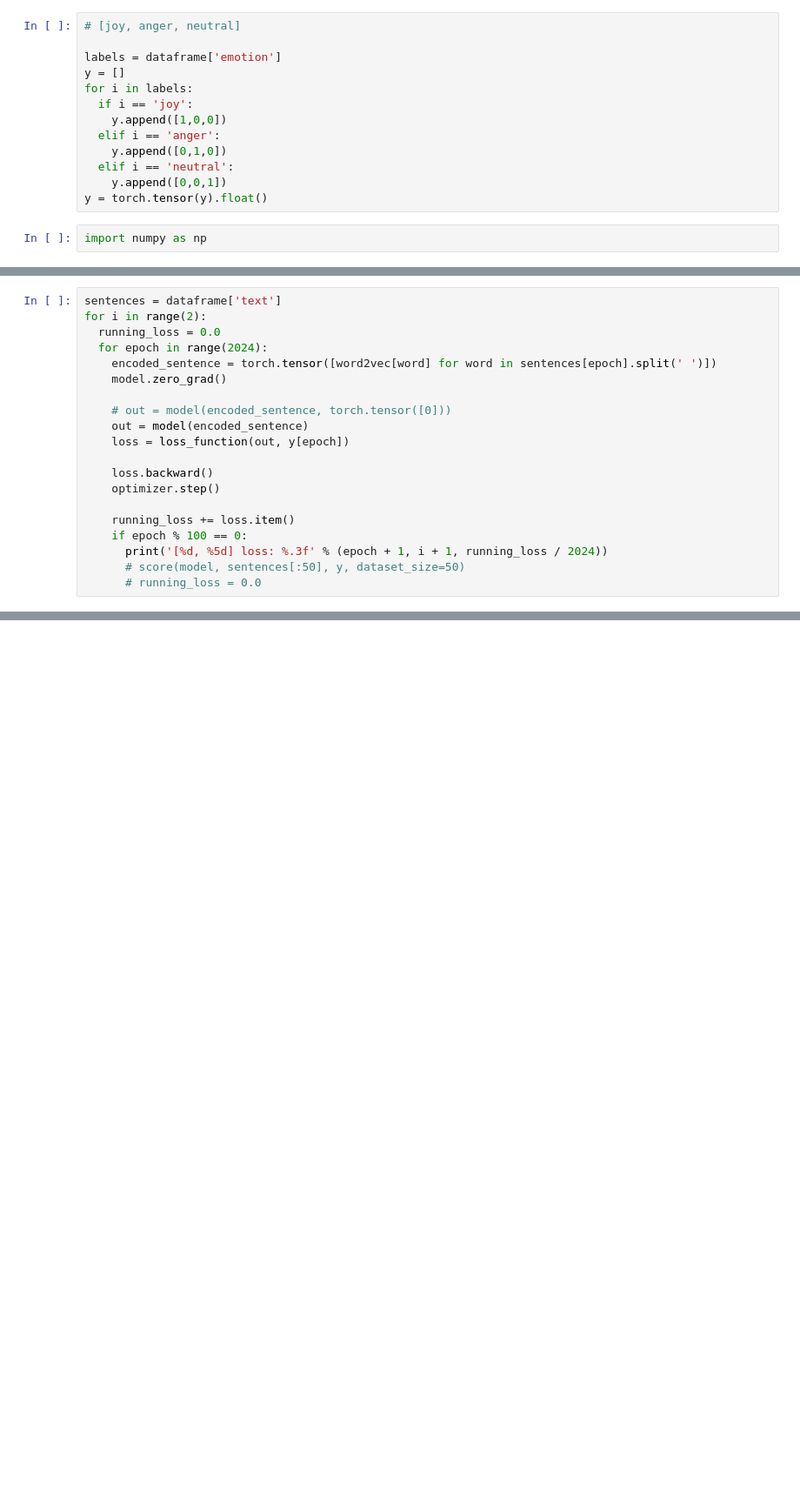
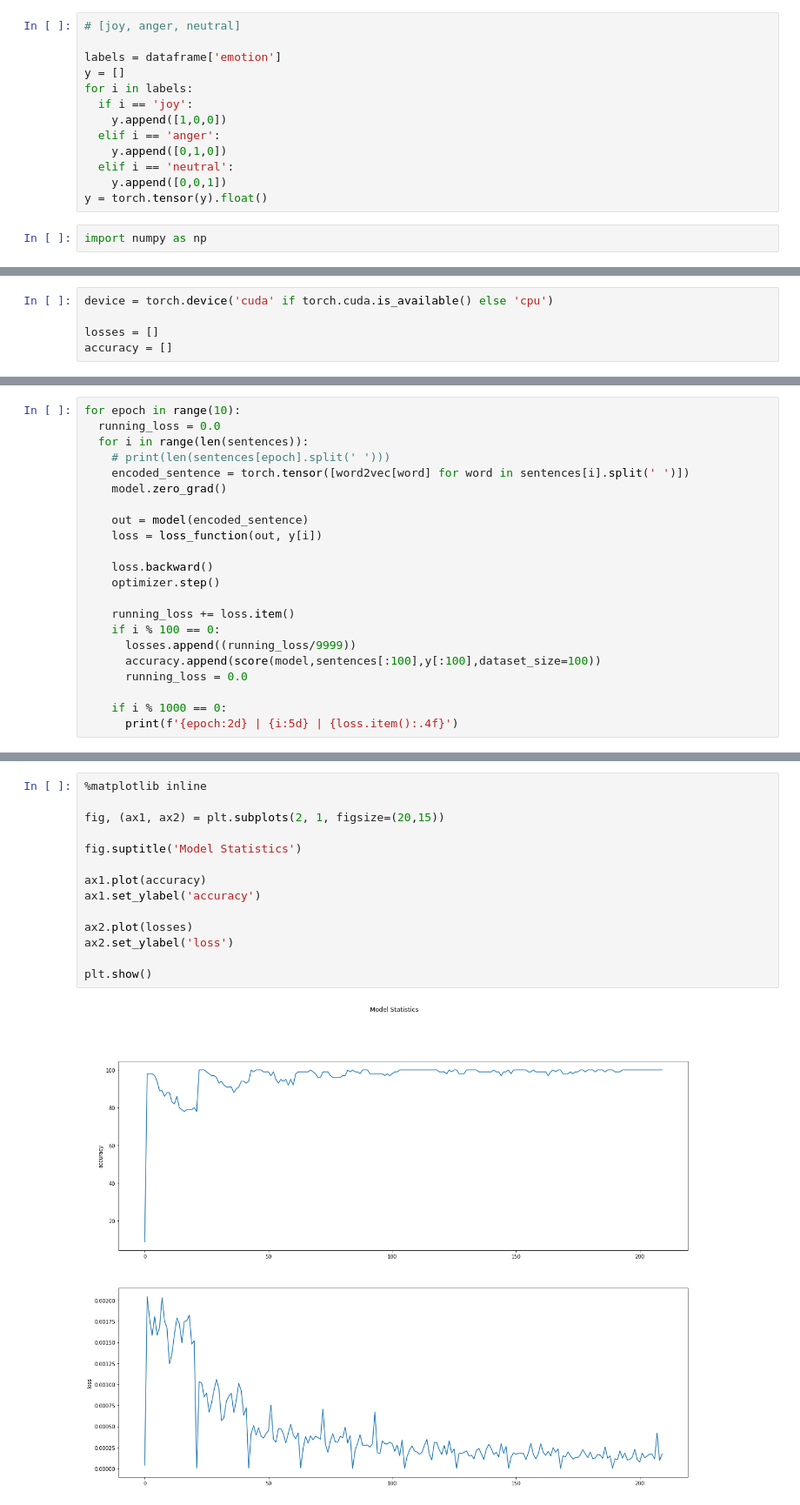
Before and after one commit to CoolCodeMan/intro2LT, a Jupyter notebook: pytorch-embed.ipynb, the cells around one changed output, grey strips where cells are left out. Shown at 87% size. Drawn from its saved outputs; the diff is of its cells as text; blank space fills up the shorter version.

```diff
--- a/pytorch-embed.ipynb
+++ b/pytorch-embed.ipynb
@@ -175,2 +164,7 @@ class Net(nn.Module):
     return out
+# %%
+device = torch.device('cuda' if torch.cuda.is_available() else 'cpu')
+
+losses = []
+accuracy = []
 # %%
@@ -183,21 +180,23 @@ optimizer = optim.SGD(model.parameters(), lr=0.05, momentum=0.9)
 # %%
-sentences = dataframe['text']
-for i in range(2):
+for epoch in range(10):
   running_loss = 0.0
-  for epoch in range(2024):
-    encoded_sentence = torch.tensor([word2vec[word] for word in sentences[epoch].split(' ')])
+  for i in range(len(sentences)):
+    # print(len(sentences[epoch].split(' ')))
+    encoded_sentence = torch.tensor([word2vec[word] for word in sentences[i].split(' ')])
     model.zero_grad()
 
-    # out = model(encoded_sentence, torch.tensor([0]))
     out = model(encoded_sentence)
-    loss = loss_function(out, y[epoch])
+    loss = loss_function(out, y[i])
 
     loss.backward()
     optimizer.step()
 
     running_loss += loss.item()
-    if epoch % 100 == 0:
-      print('[%d, %5d] loss: %.3f' % (epoch + 1, i + 1, running_loss / 2024))
-      # score(model, sentences[:50], y, dataset_size=50)
-      # running_loss = 0.0
+    if i % 100 == 0:
+      losses.append((running_loss/9999))
+      accuracy.append(score(model,sentences[:100],y[:100],dataset_size=100))
+      running_loss = 0.0
+
+    if i % 1000 == 0:
+      print(f'{epoch:2d} | {i:5d} | {loss.item():.4f}')
 # %% [output]
@@ -224,0 +227,16 @@ TRAIN 68.97 %
+# %%
+%matplotlib inline
+
+fig, (ax1, ax2) = plt.subplots(2, 1, figsize=(20,15))
+
+fig.suptitle('Model Statistics')
+
+ax1.plot(accuracy)
+ax1.set_ylabel('accuracy')
+
+ax2.plot(losses)
+ax2.set_ylabel('loss')
+
+plt.show()
+# %% [output]
+[figure, added]
```
Also changed, not shown: parts of 13 cells of this notebook.
